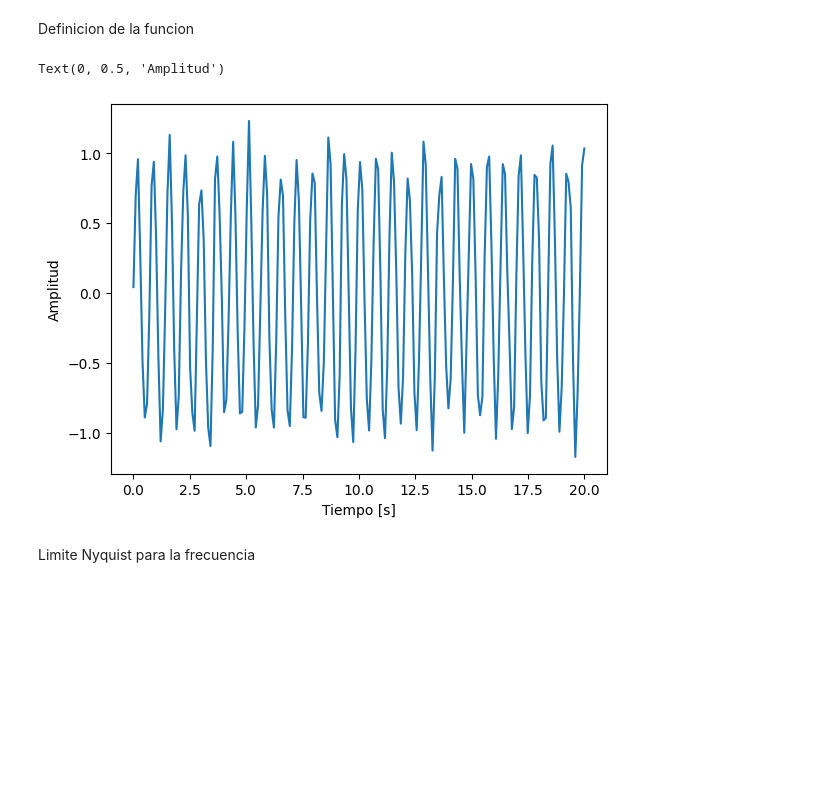
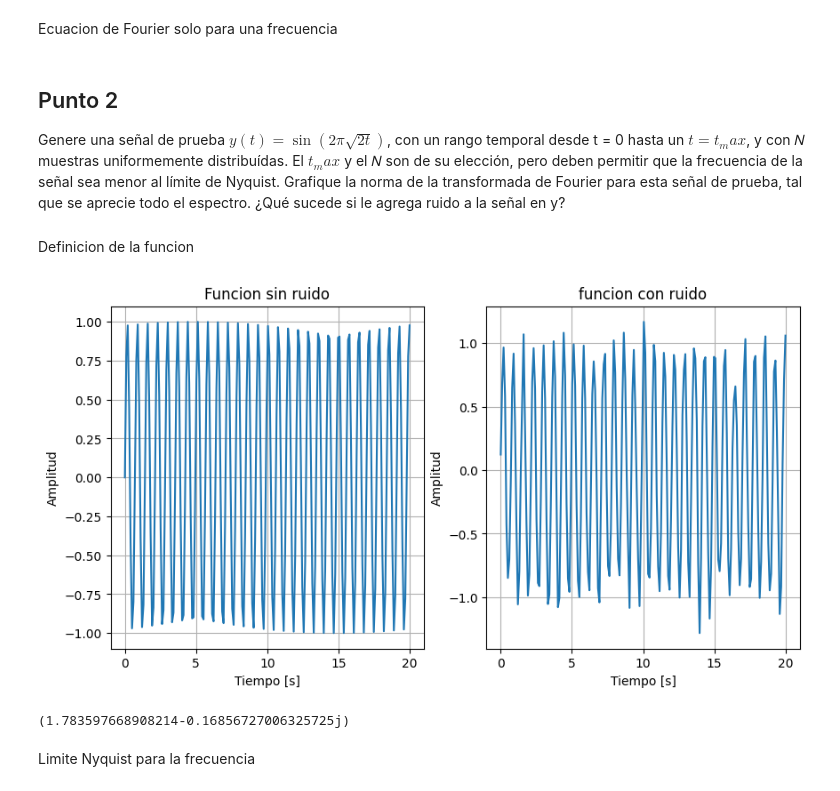
Before and after one commit to DiegoMunoz150/Fabian-Martinez-y-Diego-Mu-oz, a Jupyter notebook: Taller 1.ipynb, the cells around one changed output. Cells and saved outputs as stored; diff of their text form; code cells hidden in the pictures; blank space fills up the shorter version.

Commit message:
Añadido el punto 5

```diff
--- a/Taller 1.ipynb
+++ b/Taller 1.ipynb
@@ -6,0 +13,2 @@ Punto 1
+# %% [markdown]
+Ecuacion de Fourier solo para una frecuencia
@@ -7,15 +21,39 @@ Punto 1
+# %% [markdown]
+## Punto 2
+Genere una señal de prueba $ y(t) = \sin{(2\pi \sqrt{2𝑡})}$, con un rango temporal desde t = 0 hasta un $t = t_max$, y con 𝑁 muestras uniformemente distribuídas.
+El $t_max$ y el 𝑁 son de su elección, pero deben permitir que la frecuencia de la señal sea menor al límite de Nyquist.
+Grafique la norma de la transformada de Fourier para esta señal de prueba, tal que se aprecie todo el espectro.
+¿Qué sucede si le agrega ruido a la señal en y?
 # %% [markdown]
 Definicion de la funcion
 # %%
 t = np.linspace(0,20,200)
 y=np.sin(2*np.pi*np.sqrt(2)*t)
-y+=np.random.normal(0.0,0.1,len(y))
-plt.plot(t,y,"-")
-plt.xlabel("Tiempo [s]")
-plt.ylabel("Amplitud")
+y2 = y+np.random.normal(0.0,0.1,len(y))
-# %% [output]
-Text(0, 0.5, 'Amplitud')
-[figure, removed]
+# %%
+fig = plt.figure(figsize=(10,5))
+
+
+plt.subplot(1,2,1)
+plt.plot(t,y,"-")
+plt.xlabel("Tiempo [s]")
+plt.ylabel("Amplitud")
+plt.title("Funcion sin ruido")
+plt.grid()
+
+plt.subplot(1,2,2)
+plt.plot(t,y2,"-")
+plt.xlabel("Tiempo [s]")
+plt.ylabel("Amplitud")
+plt.title("funcion con ruido")
+plt.grid()
+# %% [output]
+[figure, added]
+# %%
+f=49.95
+print(fourier(t,y,f))
+# %% [output]
+(1.783597668908214-0.16856727006325725j)
 # %% [markdown]
 Limite Nyquist para la frecuencia
 # %%
```
Also changed, not shown: parts of 30 cells of this notebook.
